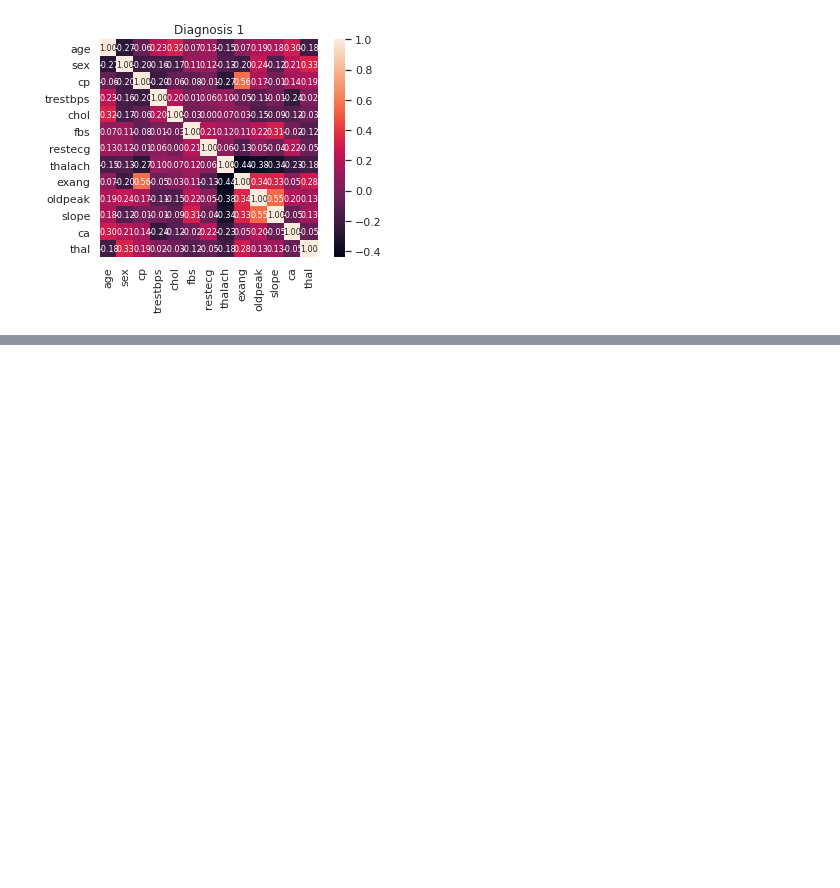
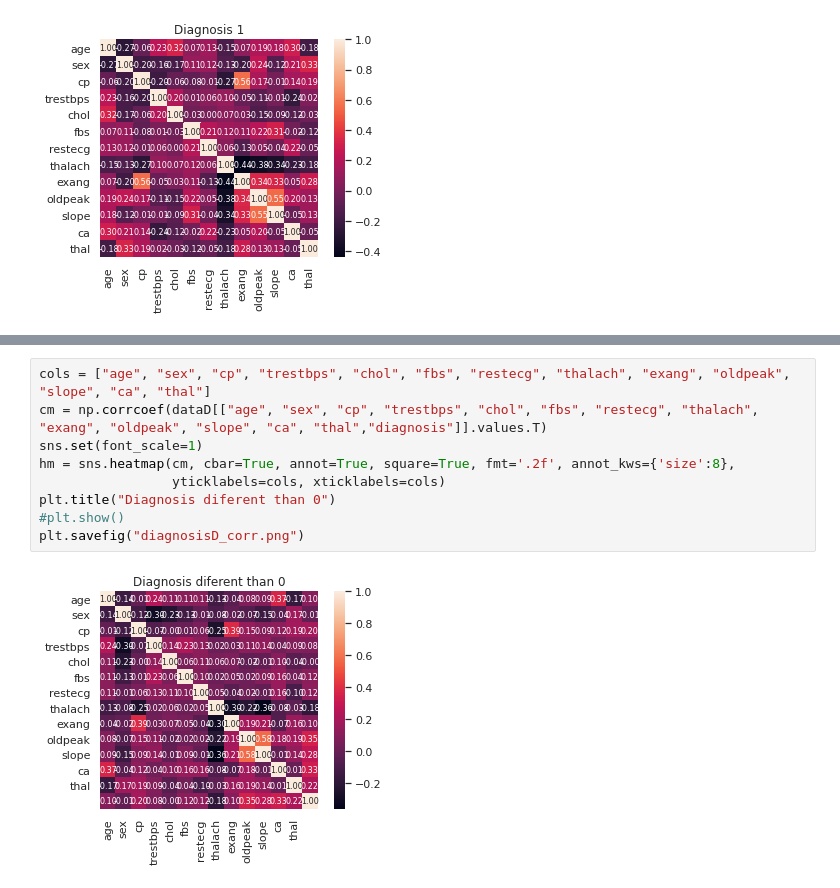
Before and after one commit to joaogomes18/Machine-Learning, a Jupyter notebook: 1stAssignment/1sAssignmentVisualData.ipynb, the cells around one changed output, grey strips where cells are left out. Saved outputs shown, nothing was run; the diff lists cells and outputs as text; blank space fills up the shorter version.

```diff
--- a/1stAssignment/1sAssignmentVisualData.ipynb
+++ b/1stAssignment/1sAssignmentVisualData.ipynb
@@ -245,0 +267,11 @@ plt.savefig("diagnosis4_corr.png")
+# %%
+cols = ["age", "sex", "cp", "trestbps", "chol", "fbs", "restecg", "thalach", "exang", "oldpeak", "slope", "ca", "thal"]
+cm = np.corrcoef(dataD[["age", "sex", "cp", "trestbps", "chol", "fbs", "restecg", "thalach", "exang", "oldpeak", "slope", "ca", "thal","diagnosis"]].values.T)
+sns.set(font_scale=1)
+hm = sns.heatmap(cm, cbar=True, annot=True, square=True, fmt='.2f', annot_kws={'size':8},
+                 yticklabels=cols, xticklabels=cols)
+plt.title("Diagnosis diferent than 0")
+#plt.show()
+plt.savefig("diagnosisD_corr.png")
+# %% [output]
+[figure, added]
```
Also changed, not shown: parts of 8 cells of this notebook, 5 other files.
